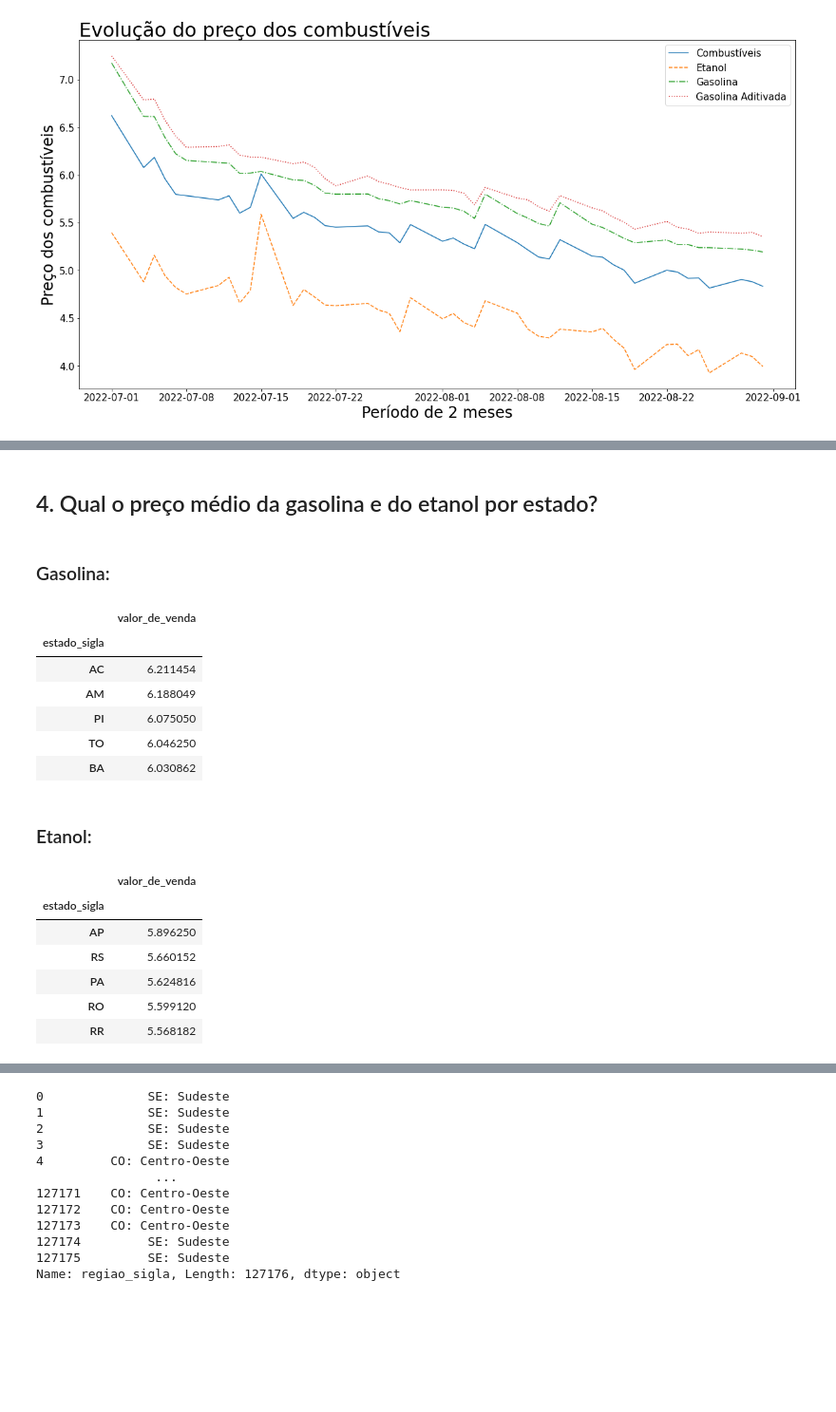
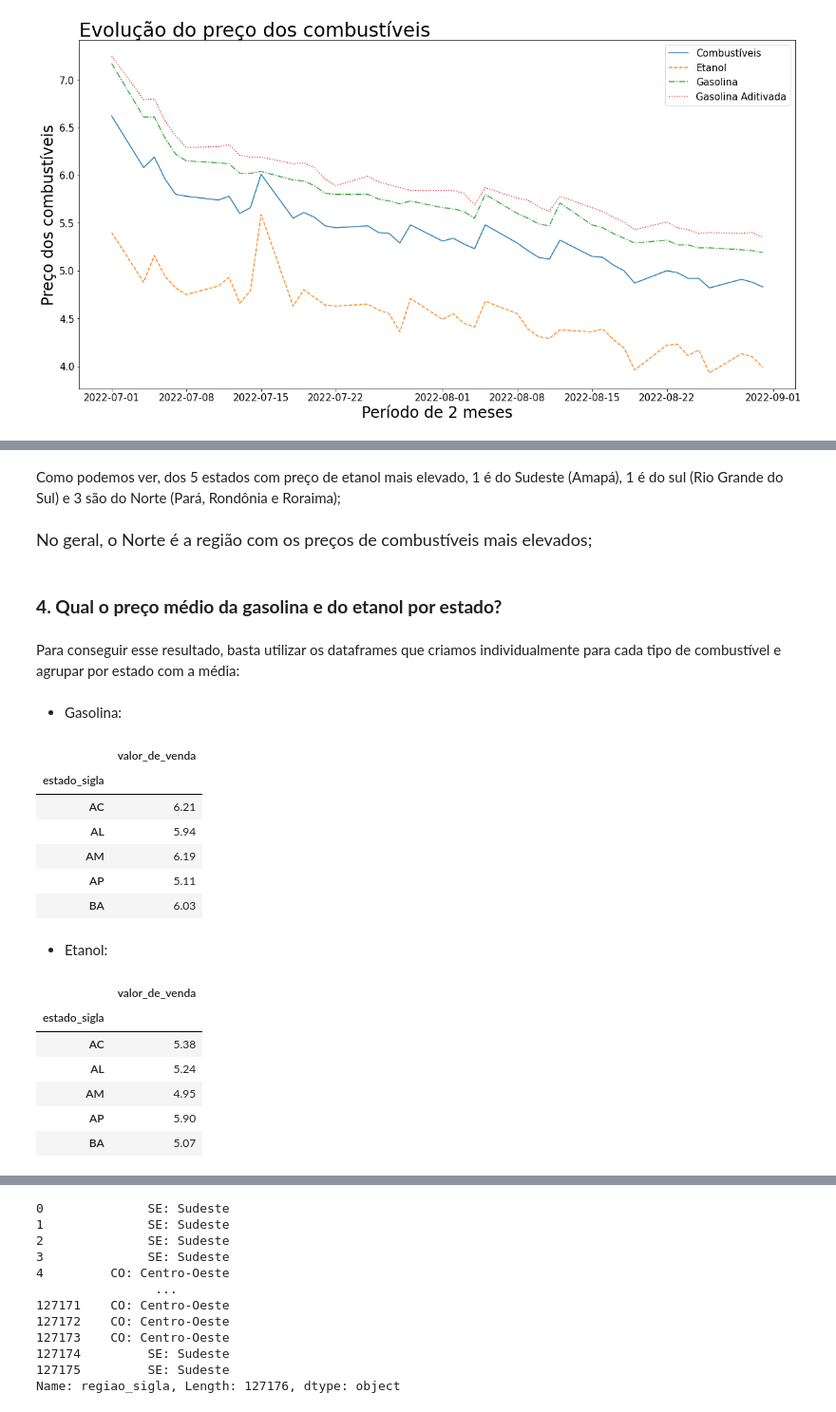
Before and after one commit to lucasCanella/Projeto-modulo-4, a Jupyter notebook: Projeto_módulo_4_Squad_6.ipynb, the cells around one changed output, grey strips where cells are left out. Shown: that part at 95% size. Drawn from its saved outputs; the diff is of its cells as text; code cells hidden in the pictures; blank space fills up the shorter version.

Commit message:
Atualizando o Markdown e adicionando conclusões
Construção do markdown praticamente finalizada, foi adicionado também as conclusões interpretadas dos gráficos e resultados.

```diff
--- a/Projeto_módulo_4_Squad_6.ipynb
+++ b/Projeto_módulo_4_Squad_6.ipynb
@@ -326,5 +326,5 @@ Agora, podemos começar a responder as perguntas solicitadas.
 # %% [markdown]
 Antes de responder as perguntas foi criada uma função anônima lambda para aplicar a formatação decimal nos nosso resultados:
 # %%
-formatar = lambda x: f'{x:.2f}'
+formatar = lambda x: float("%.2f" % x)
 # %% [markdown]
@@ -428,7 +433,5 @@ Name: valor_de_venda, dtype: float64
 # %%
-# 4. Resgatando valores acima da média para Etanol
-eta_df=dados_uteis.loc[dados_uteis['produto'] == 'ETANOL']
-mediaeta_df= eta_df.loc[eta_df['valor_de_venda'] >= media_et]
-mediaeta_df.groupby(['estado_sigla'])['valor_de_venda'].mean().nlargest(5)
+etanol_df = dados.loc[dados['produto'] == 'ETANOL']
+etanol_df.groupby(['estado_sigla'])['valor_de_venda'].mean().apply(formatar).nlargest(5)
 # %% [output]
 estado_sigla
@@ -441,26 +456,36 @@ Name: valor_de_venda, dtype: float64
+# %% [markdown]
+Como podemos ver, dos 5 estados com preço de etanol mais elevado, 1 é do Sudeste (Amapá), 1 é do sul (Rio Grande do Sul) e 3 são do Norte (Pará, Rondônia e Roraima);
+# %% [markdown]
+ <font size="4">  No geral, o Norte é a região com os preços de combustíveis mais elevados;
 # %% [markdown]
-## 4. Qual o preço médio da gasolina e do etanol por estado?
+### **4. Qual o preço médio da gasolina e do etanol por estado?**
+# %% [markdown]
+Para conseguir esse resultado, basta utilizar os dataframes que criamos individualmente para cada tipo de combustível e agrupar por estado com a média:
 # %% [markdown]
-### Gasolina:
+* Gasolina:
 # %%
-gas_df.groupby(['estado_sigla']).mean().nlargest(5,columns=['valor_de_venda'])
+estados_gasolina = gasolina_df.groupby(['estado_sigla']).mean()
+estados_gasolina['valor_de_venda'] = estados_gasolina['valor_de_venda'].apply(formatar)
+estados_gasolina.head()
 # %% [output]
 |  | valor_de_venda |
 | estado_sigla |  |
-| AC | 6.211454 |
-| AM | 6.188049 |
-| PI | 6.075050 |
-| TO | 6.046250 |
-| BA | 6.030862 |
+| AC | 6.21 |
+| AL | 5.94 |
+| AM | 6.19 |
+| AP | 5.11 |
+| BA | 6.03 |
 # %% [markdown]
-### Etanol:
+* Etanol:
 # %%
-eta_df.groupby(['estado_sigla']).mean().nlargest(5,columns=['valor_de_venda'])
+estados_etanol = etanol_df.groupby(['estado_sigla']).mean()
+estados_etanol['valor_de_venda'] = estados_etanol['valor_de_venda'].apply(formatar)
+estados_etanol.head()
 # %% [output]
 |  | valor_de_venda |
 | estado_sigla |  |
-| AP | 5.896250 |
-| RS | 5.660152 |
-| PA | 5.624816 |
-| RO | 5.599120 |
-| RR | 5.568182 |
+| AC | 5.38 |
+| AL | 5.24 |
+| AM | 4.95 |
+| AP | 5.90 |
+| BA | 5.07 |
```
Also changed, not shown: parts of 64 cells of this notebook.
